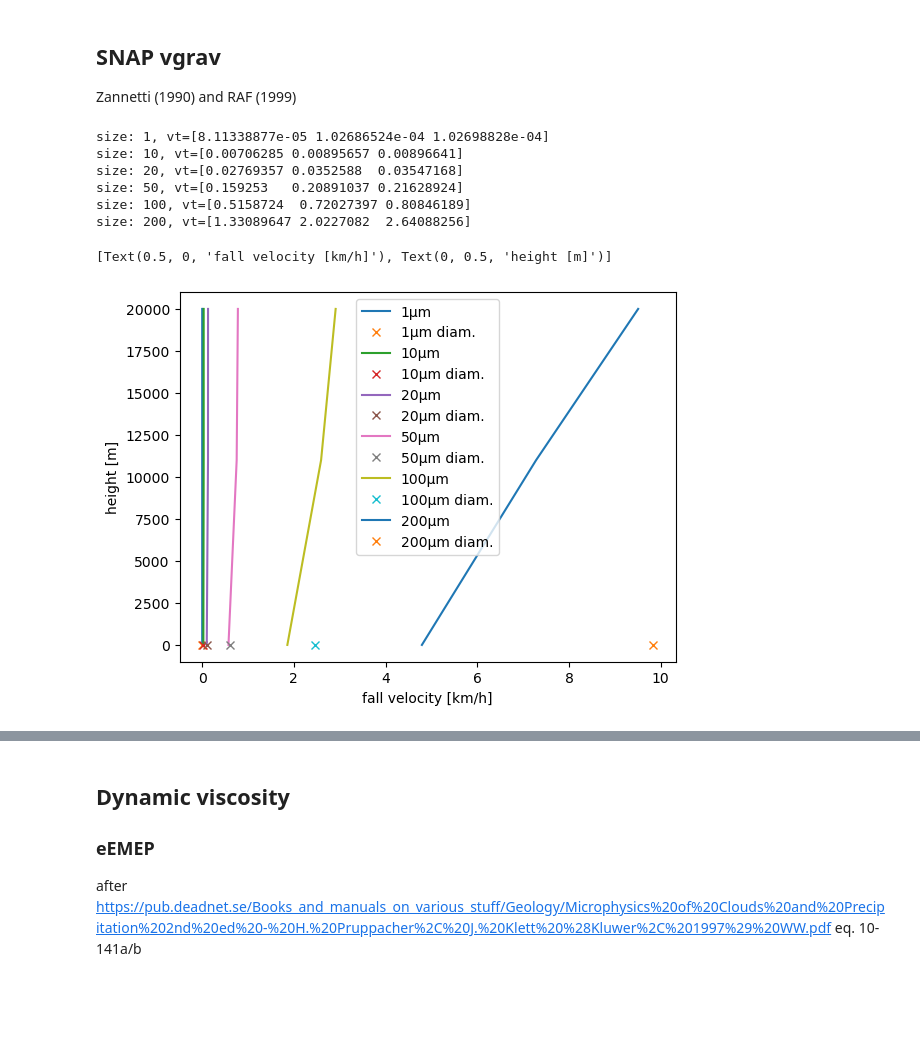
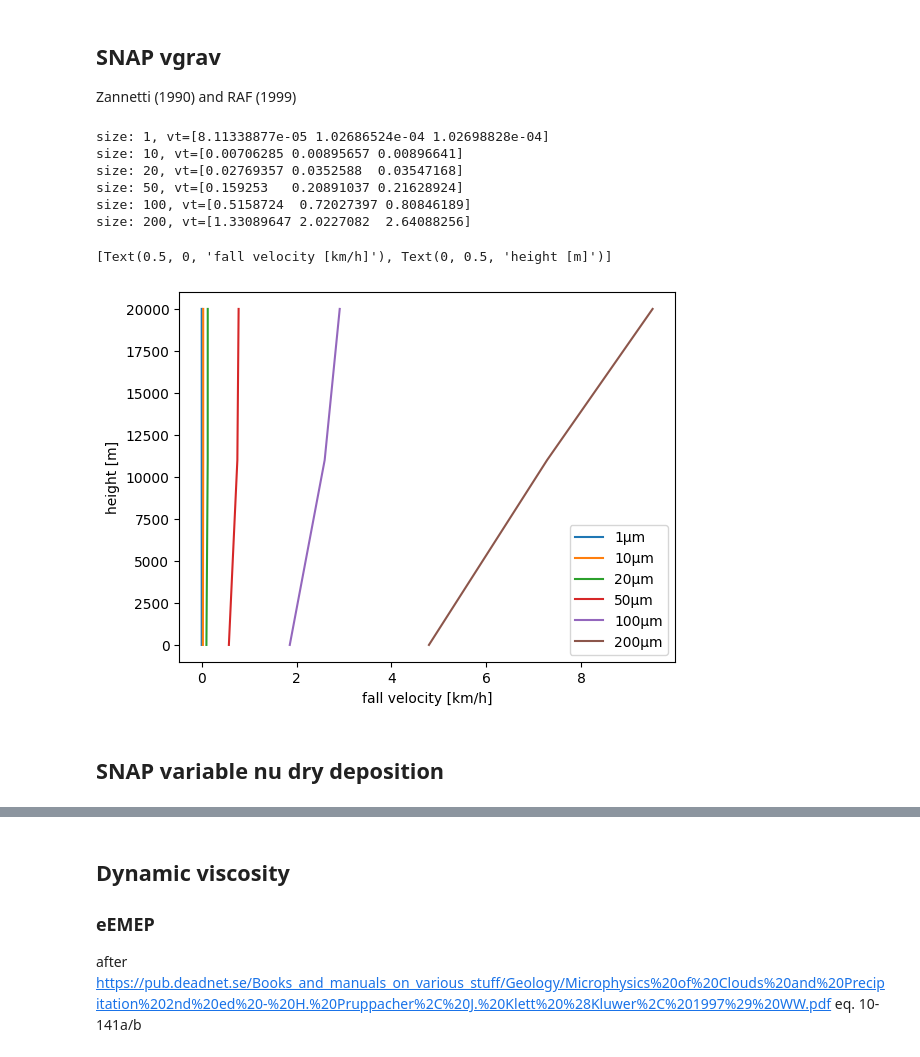
Before and after one commit to metno/snap, a Jupyter notebook: src/processes/grav_settling.ipynb, the cells around one changed output, grey strips where cells are left out. Cells and saved outputs as stored; diff of their text form; code cells hidden in the pictures; blank space fills up the shorter version.

Commit message:
Adds dry deposition codes to gravitational settling comparison experiment

```diff
--- a/src/processes/grav_settling.ipynb
+++ b/src/processes/grav_settling.ipynb
@@ -255,23 +344,24 @@ def gravitational_settling(roa, diam, ro_part):
-# %%
-
-fig, ax = plt.subplots()
-for psize in [1, 10, 20, 50, 100, 200]:
-    fall_velocities = grav_snap(psize*1e-6,
-                                2300,
-                                std_atmosphere["temperature"],
-                                std_atmosphere["pressure"])
-    ax.plot(fall_velocities*3.6, std_atmosphere["height"],label=f"{psize}µm")
-    print(f"size: {psize}, vt={fall_velocities}")
-    ax.plot(gravitational_settling(rho_air(1013.25, 15+273.15) * 1000, psize*1e-6, 2300)*3.6, 0, 'x', label=f"{psize}µm diam.")
-
-ax.legend()
-ax.set(xlabel='fall velocity [km/h]', ylabel="height [m]")
-# %% [output]
-size: 1, vt=[8.11338877e-05 1.02686524e-04 1.02698828e-04]
-size: 10, vt=[0.00706285 0.00895657 0.00896641]
-size: 20, vt=[0.02769357 0.0352588  0.03547168]
-size: 50, vt=[0.159253   0.20891037 0.21628924]
-size: 100, vt=[0.5158724  0.72027397 0.80846189]
-size: 200, vt=[1.33089647 2.0227082  2.64088256]
-[Text(0.5, 0, 'fall velocity [km/h]'), Text(0, 0.5, 'height [m]')]
-[figure, removed]
+# %%
+fig, ax = plt.subplots()
+for psize in [1, 10, 20, 50, 100, 200]:
+    fall_velocities = grav_snap(psize*1e-6,
+                                2300,
+                                std_atmosphere["temperature"]+273.15,
+                                std_atmosphere["pressure"])
+    ax.plot(fall_velocities*3.6, std_atmosphere["height"],label=f"{psize}µm")
+    print(f"size: {psize}, vt={fall_velocities}")
+    #ax.plot(gravitational_settling(rho_air(1013.25, 15+273.15) * 1000, psize*1e-6, 2300)*3.6, 0, 'x', label=f"{psize}µm diam.")
+
+ax.legend()
+ax.set(xlabel='fall velocity [km/h]', ylabel="height [m]")
+# %% [output]
+size: 1, vt=[8.11338877e-05 1.02686524e-04 1.02698828e-04]
+size: 10, vt=[0.00706285 0.00895657 0.00896641]
+size: 20, vt=[0.02769357 0.0352588  0.03547168]
+size: 50, vt=[0.159253   0.20891037 0.21628924]
+size: 100, vt=[0.5158724  0.72027397 0.80846189]
+size: 200, vt=[1.33089647 2.0227082  2.64088256]
+[Text(0.5, 0, 'fall velocity [km/h]'), Text(0, 0.5, 'height [m]')]
+[figure, added]
+# %% [markdown]
+## SNAP variable nu dry deposition
```
Also changed, not shown: parts of 7 cells of this notebook.
